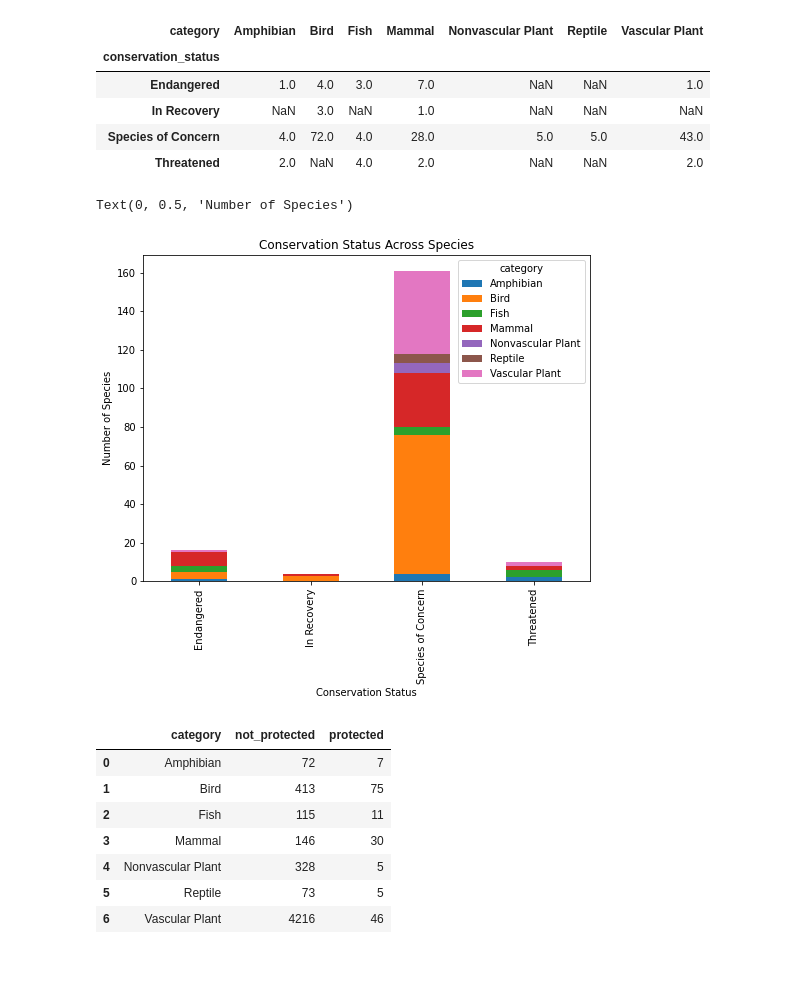
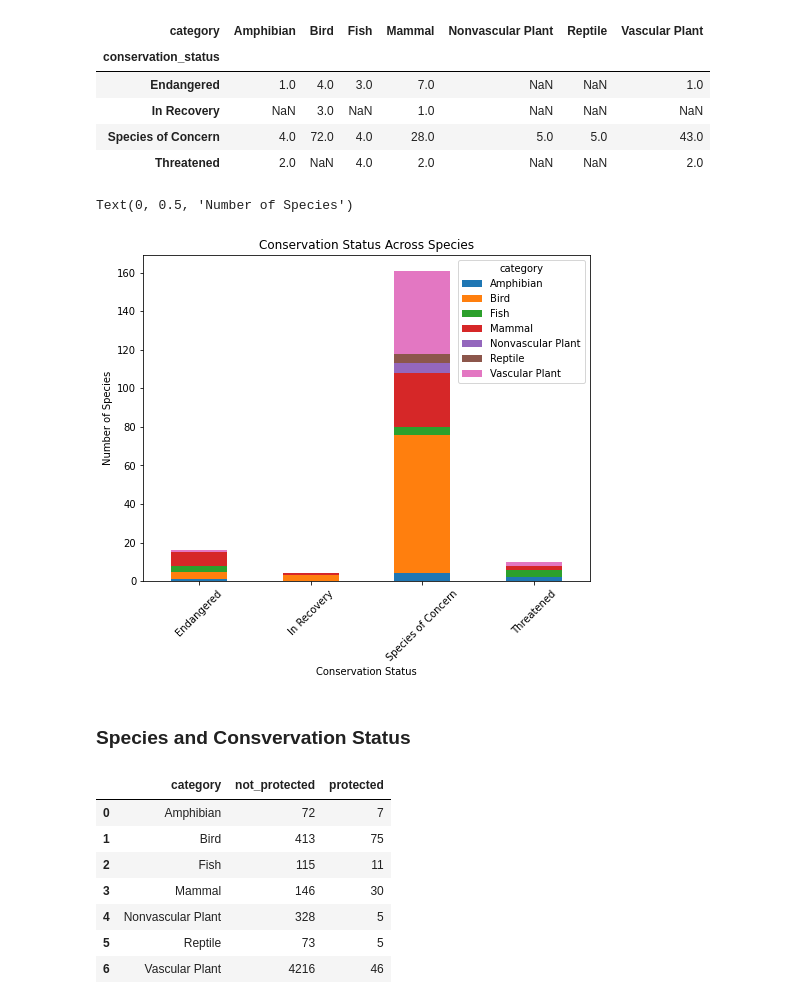
Before and after one commit to h-ostcode/Biodiversity-in-National-Parks, a Jupyter notebook: biodiversity.ipynb, the cells around one changed output. Drawn from its saved outputs; the diff is of its cells as text; code cells hidden in the pictures; blank space fills up the shorter version.

```diff
--- a/biodiversity.ipynb
+++ b/biodiversity.ipynb
@@ -203,11 +209,14 @@ Statusby_species
 # %%
 #Create a chart reflecting/using the data above
 ax = Statusby_species.plot(kind = 'bar', figsize=(8,6), stacked=True)
 plt.title('Conservation Status Across Species')
+plt.xticks(rotation = 45)
 ax.set_xlabel("Conservation Status")
 ax.set_ylabel("Number of Species")
 # %% [output]
 Text(0, 0.5, 'Number of Species')
-[figure, old version]
+[figure, new version]
+# %% [markdown]
+### Species and Consvervation Status
 # %%
 #Q2: Are certain species more likely to face endangerment than others?
```
Also changed, not shown: parts of 13 cells of this notebook.
